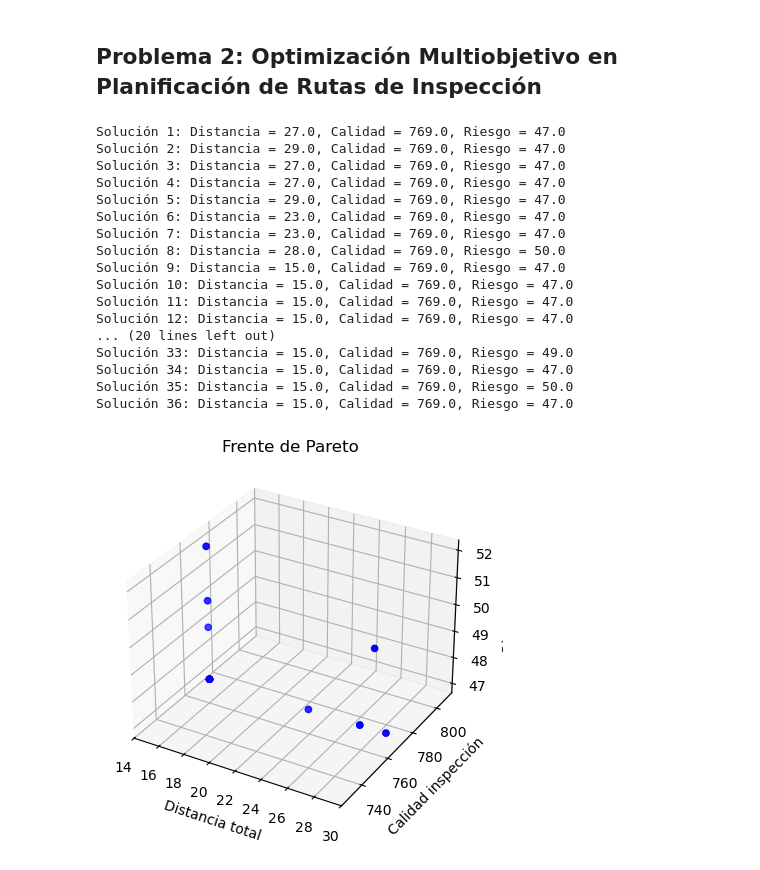
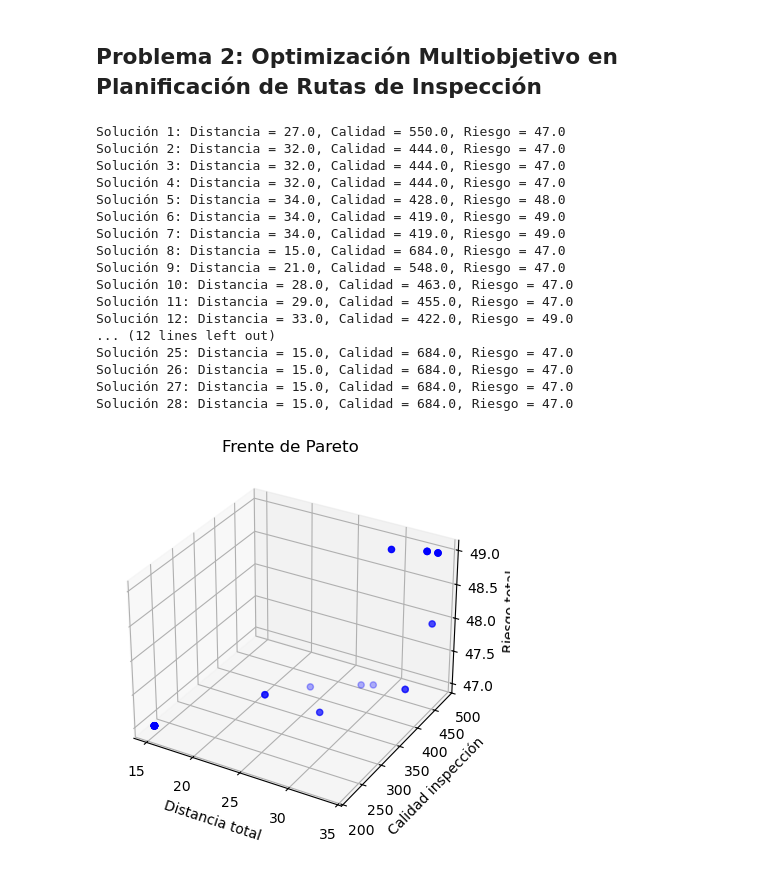
Before and after one commit to SuperEquipoEstrella/MOS-Lab5, a Jupyter notebook: lab5.ipynb, the cells around one changed output. Drawn from its saved outputs; the diff is of its cells as text; code cells hidden in the pictures.

```diff
--- a/lab5.ipynb
+++ b/lab5.ipynb
@@ -32,7 +32,9 @@ riesgodatos = {
     (5, 6): 7, (8, 9): 7
 }
 riesgoarcos = {(i, j): riesgodatos.get((i, j), 5) for i in nodos for j in nodos if i != j}
-
+cota=100
+for llave in calidadinspeccion:
+    calidadinspeccion[llave]= cota-calidadinspeccion[llave]
 # calcular fmax fmin para normalizar
 def calcularextremosobjetivos():
     extremos = {}
@@ -68,8 +70,8 @@ def calcularextremosobjetivos():
         'z1': (lambda m: sum(m.x[i, j, k] * costmatrix[i][j]
                              for i in m.N for j in m.N if i != j for k in m.K), minimize),
         'z2': (lambda m: sum(calidadinspeccion.get(j, 0) *
-                             sum(m.x[i, j, k] for i in m.N if i != j for k in m.K)
-                             for j in m.N if j != 0), maximize),
+                        sum(model.x[i, j, k] * costmatrix[i][j] for i in model.N if i != j for k in model.K)
+                        for j in model.N if j != 0), maximize),
         'z3': (lambda m: sum(m.x[i, j, k] * riesgoarcos[i, j]
                              for i in m.N for j in m.N if i != j for k in m.K), minimize)
     }
@@ -96,7 +98,7 @@ z3min, z3max = extremos['z3min'], extremos['z3max']
 
 z1vec, z2vec, z3vec = [], [], []
 
-valoresW = np.linspace(0, 1, 8)
+valoresW = np.linspace(0, 1, 7)
 pesocombinaciones = [(w1, w2, 1 - w1 - w2) for w1 in valoresW  for w2 in valoresW  if w1 + w2 <= 1]
 
 for w1, w2, w3 in pesocombinaciones:
@@ -109,16 +111,16 @@ for w1, w2, w3 in pesocombinaciones:
     z1 = sum(model.x[i, j, k] * costmatrix[i][j]
              for i in model.N for j in model.N if i != j for k in model.K)
 
-    z2real = sum(calidadinspeccion.get(j, 0) *
-                  sum(model.x[i, j, k] for i in model.N if i != j for k in model.K)
-                  for j in model.N if j != 0)
+    z2 = sum(calidadinspeccion.get(j, 0) *
+         sum(model.x[i, j, k] * costmatrix[i][j] for i in model.N if i != j for k in model.K)
+         for j in model.N if j != 0)
 
     z3 = sum(model.x[i, j, k] * riesgoarcos[i, j]
              for i in model.N for j in model.N if i != j for k in model.K)
 
     # normalización
     z1norm = (z1 - z1min) / (z1max - z1min) if z1max != z1min else 0
-    z2norm = (z2max - z2real) / (z2max - z2min) if z2max != z2min else 0
+    z2norm = (z2max - z2) / (z2max - z2min) if z2max != z2min else 0
     z3norm = (z3 - z3min) / (z3max - z3min) if z3max != z3min else 0
 
     model.Obj = Objective(expr=w1 * z1norm + w2 * z2norm + w3 * z3norm, sense=minimize)
@@ -140,50 +142,51 @@ for w1, w2, w3 in pesocombinaciones:
     def flujo(model, i, k):
         if i != 0:
             return sum(model.x[i, j, k] for j in model.N if j != i) - sum(model.x[j, i, k] for j in model.N if j != i) == 0
         return Constraint.Skip
     model.flujo = Constraint(model.N, model.K, rule=flujo)
 
     def mtzrule(model, i, j, k):
         if i != 0 and j != 0 and i != j:
             return model.u[i, k] - model.u[j, k] + numnodos * model.x[i, j, k] <= numnodos - 1
         return Constraint.Skip
     model.subtours = Constraint(model.N, model.N, model.K, rule=mtzrule)
 
     SolverFactory('glpk').solve(model)
 
     z1vec.append(value(z1))
-    z2vec.append(value(z2real))
+    z2vec.append(value(z2))
     z3vec.append(value(z3))
 
 for i in range(len(z1vec)):
-    print(f"Solución {i+1}: Distancia = {z1vec[i]}, Calidad = {z2vec[i]}, Riesgo = {z3vec[i]}")
+    calidad_real = len(calidadinspeccion) * cota - z2vec[i]
+    print(f"Solución {i+1}: Distancia = {z1vec[i]}, Calidad = {calidad_real}, Riesgo = {z3vec[i]}")
 
 
 fig = plt.figure()
 ax = fig.add_subplot(111, projection='3d')
 ax.scatter(z1vec, z2vec, z3vec, c='blue', marker='o')
 ax.set_xlabel('Distancia total')
 ax.set_ylabel('Calidad inspección')
 ax.set_zlabel('Riesgo total')
 plt.title('Frente de Pareto')
 plt.grid(True)
 plt.show()
 # %% [output]
-Solución 1: Distancia = 27.0, Calidad = 769.0, Riesgo = 47.0
-Solución 2: Distancia = 29.0, Calidad = 769.0, Riesgo = 47.0
-Solución 3: Distancia = 27.0, Calidad = 769.0, Riesgo = 47.0
-Solución 4: Distancia = 27.0, Calidad = 769.0, Riesgo = 47.0
-Solución 5: Distancia = 29.0, Calidad = 769.0, Riesgo = 47.0
-Solución 6: Distancia = 23.0, Calidad = 769.0, Riesgo = 47.0
-Solución 7: Distancia = 23.0, Calidad = 769.0, Riesgo = 47.0
-Solución 8: Distancia = 28.0, Calidad = 769.0, Riesgo = 50.0
-Solución 9: Distancia = 15.0, Calidad = 769.0, Riesgo = 47.0
-Solución 10: Distancia = 15.0, Calidad = 769.0, Riesgo = 47.0
-Solución 11: Distancia = 15.0, Calidad = 769.0, Riesgo = 47.0
-Solución 12: Distancia = 15.0, Calidad = 769.0, Riesgo = 47.0
-... (20 lines left out)
-Solución 33: Distancia = 15.0, Calidad = 769.0, Riesgo = 49.0
-Solución 34: Distancia = 15.0, Calidad = 769.0, Riesgo = 47.0
-Solución 35: Distancia = 15.0, Calidad = 769.0, Riesgo = 50.0
-Solución 36: Distancia = 15.0, Calidad = 769.0, Riesgo = 47.0
+Solución 1: Distancia = 27.0, Calidad = 550.0, Riesgo = 47.0
+Solución 2: Distancia = 32.0, Calidad = 444.0, Riesgo = 47.0
+Solución 3: Distancia = 32.0, Calidad = 444.0, Riesgo = 47.0
+Solución 4: Distancia = 32.0, Calidad = 444.0, Riesgo = 47.0
+Solución 5: Distancia = 34.0, Calidad = 428.0, Riesgo = 48.0
+Solución 6: Distancia = 34.0, Calidad = 419.0, Riesgo = 49.0
+Solución 7: Distancia = 34.0, Calidad = 419.0, Riesgo = 49.0
+Solución 8: Distancia = 15.0, Calidad = 684.0, Riesgo = 47.0
+Solución 9: Distancia = 21.0, Calidad = 548.0, Riesgo = 47.0
+Solución 10: Distancia = 28.0, Calidad = 463.0, Riesgo = 47.0
+Solución 11: Distancia = 29.0, Calidad = 455.0, Riesgo = 47.0
+Solución 12: Distancia = 33.0, Calidad = 422.0, Riesgo = 49.0
+... (12 lines left out)
+Solución 25: Distancia = 15.0, Calidad = 684.0, Riesgo = 47.0
+Solución 26: Distancia = 15.0, Calidad = 684.0, Riesgo = 47.0
+Solución 27: Distancia = 15.0, Calidad = 684.0, Riesgo = 47.0
+Solución 28: Distancia = 15.0, Calidad = 684.0, Riesgo = 47.0
-[figure, old version]
+[figure, new version]
```
